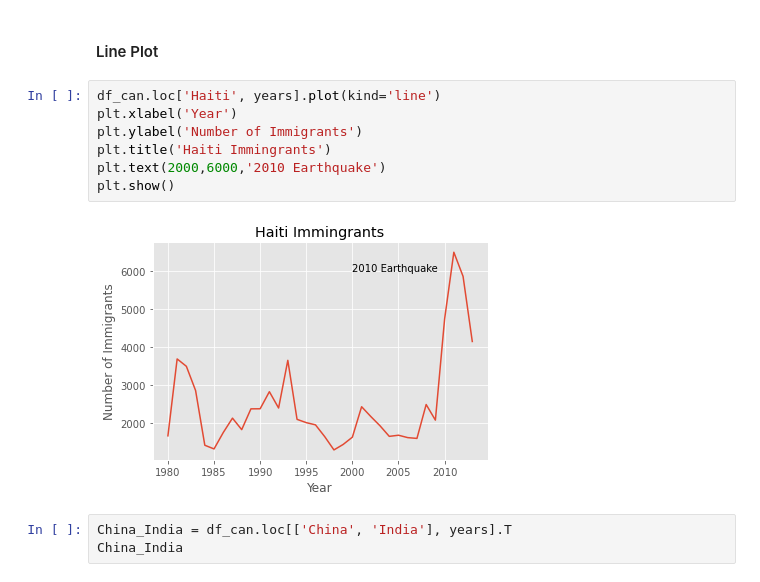
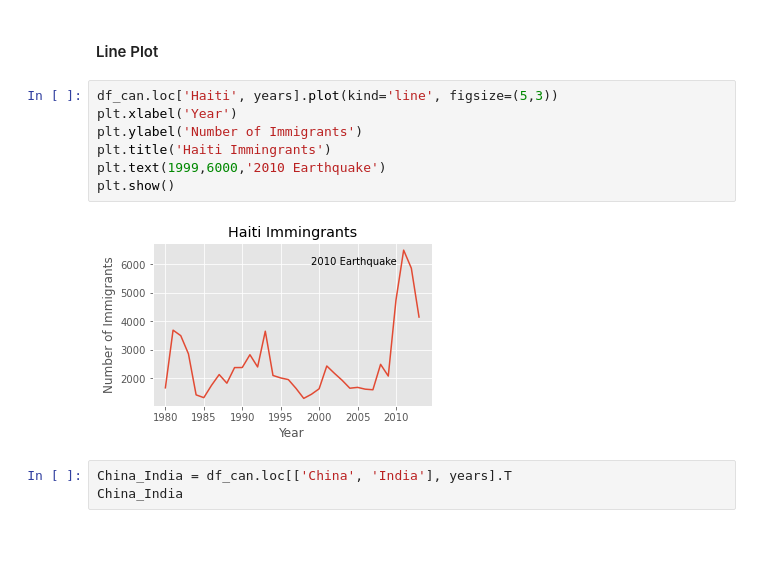
Before and after one commit to ghinakh/H8_001, a Jupyter notebook: Pertemuan 7/Ghina Khoerunnisa - Sesi 7 - Basic Visualization.ipynb, the cells around one changed output. Saved outputs shown, nothing was run; the diff lists cells and outputs as text; blank space fills up the shorter version.

```diff
--- a/Pertemuan 7/Ghina Khoerunnisa - Sesi 7 - Basic Visualization.ipynb
+++ b/Pertemuan 7/Ghina Khoerunnisa - Sesi 7 - Basic Visualization.ipynb
@@ -373,14 +373,14 @@ Name: Haiti, dtype: object
 # %% [markdown]
 #### Line Plot
 # %%
-df_can.loc['Haiti', years].plot(kind='line')
+df_can.loc['Haiti', years].plot(kind='line', figsize=(5,3))
 plt.xlabel('Year')
 plt.ylabel('Number of Immigrants')
 plt.title('Haiti Immingrants')
-plt.text(2000,6000,'2010 Earthquake')
+plt.text(1999,6000,'2010 Earthquake')
 plt.show()
 # %% [output]
-[figure, old version]
+[figure, new version]
 # %%
 China_India = df_can.loc[['China', 'India'], years].T
 China_India
```
Also changed, not shown: parts of 12 cells of this notebook, 1 other file.
